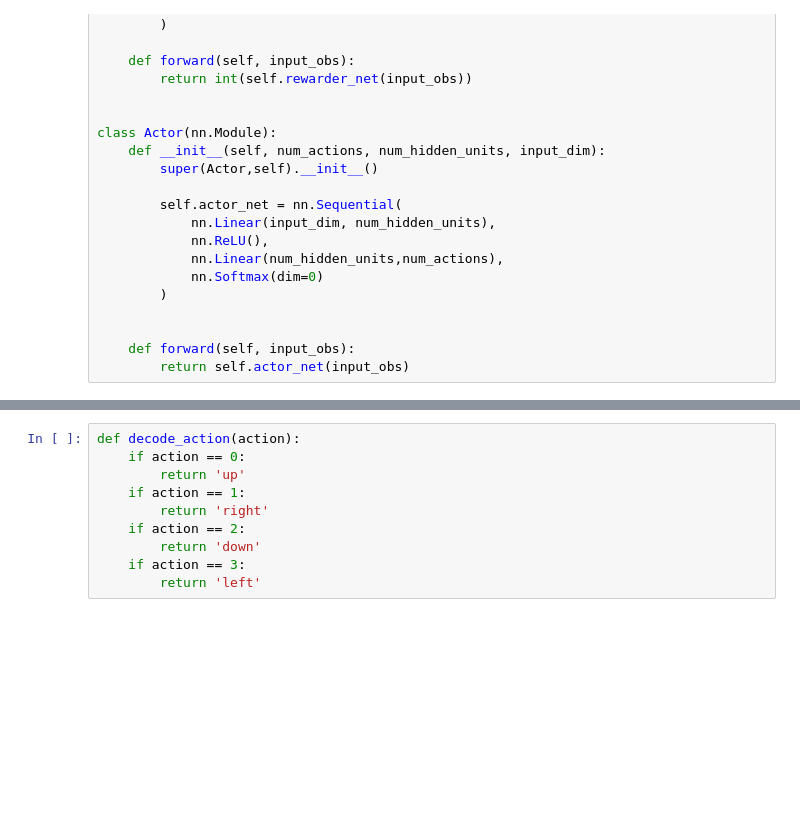
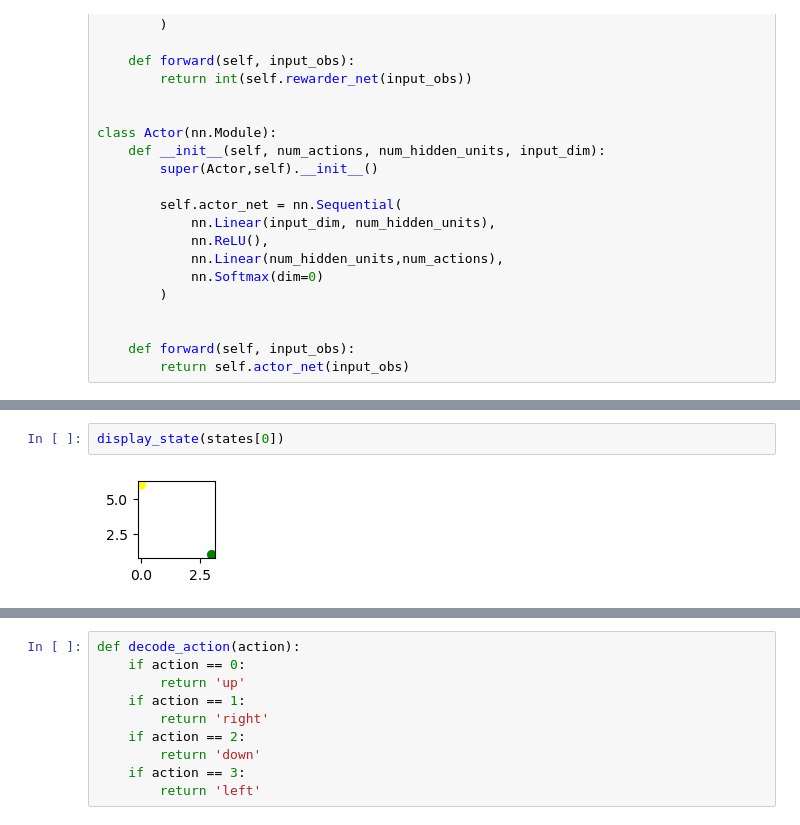
Before and after one commit to xav-nal/Deep-Reinforcement-Learning-from-Human-preferences, a Jupyter notebook: training.ipynb, the cells around one changed output, grey strips where cells are left out. Drawn from its saved outputs; the diff is of its cells as text; blank space fills up the shorter version.

```diff
--- a/training.ipynb
+++ b/training.ipynb
@@ -138,0 +193,4 @@ ax[1].scatter([env.state[0], env.state[2]] , [env.state[1],env.state[3]], c=colo
+# %%
+display_state(states[0])
+# %% [output]
+[figure, added]
```
Also changed, not shown: parts of 27 cells of this notebook.
